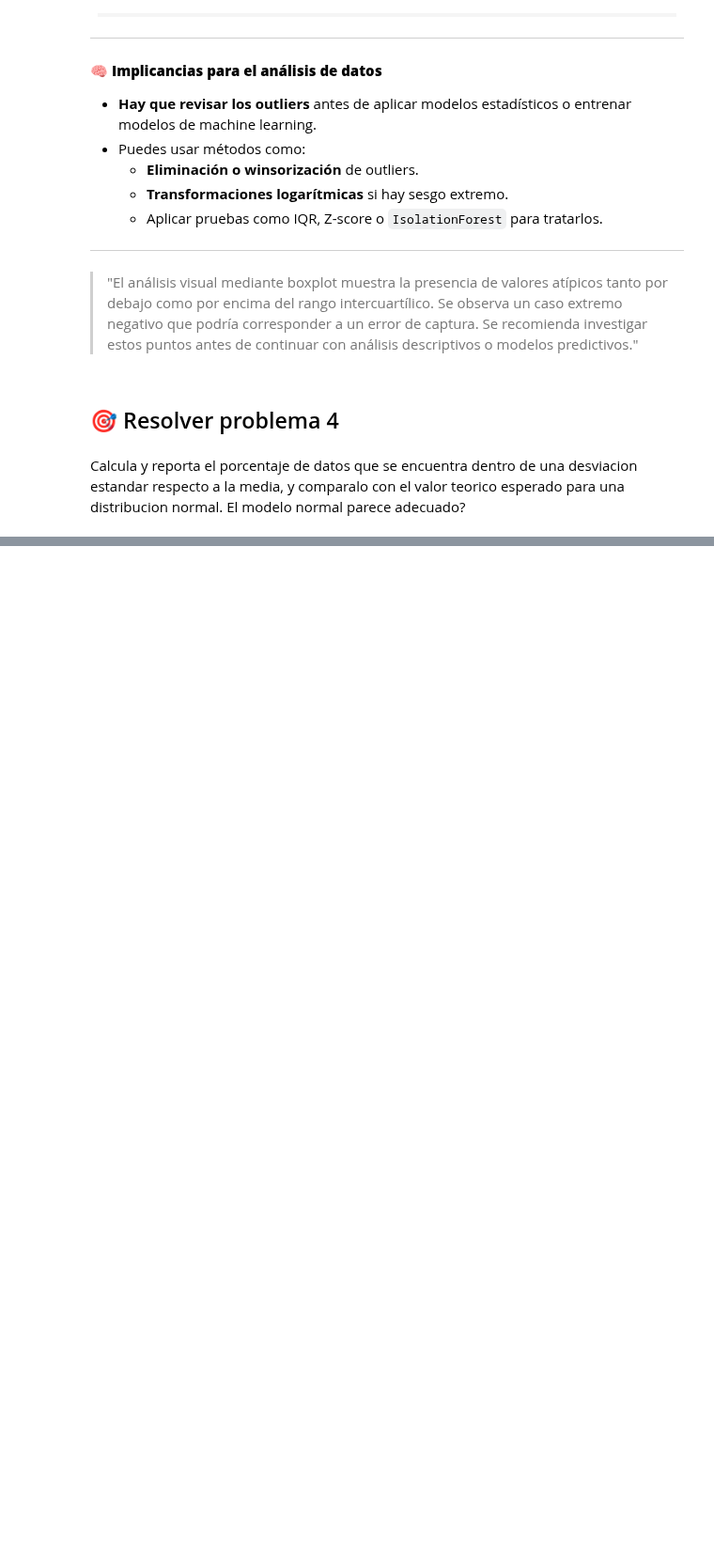
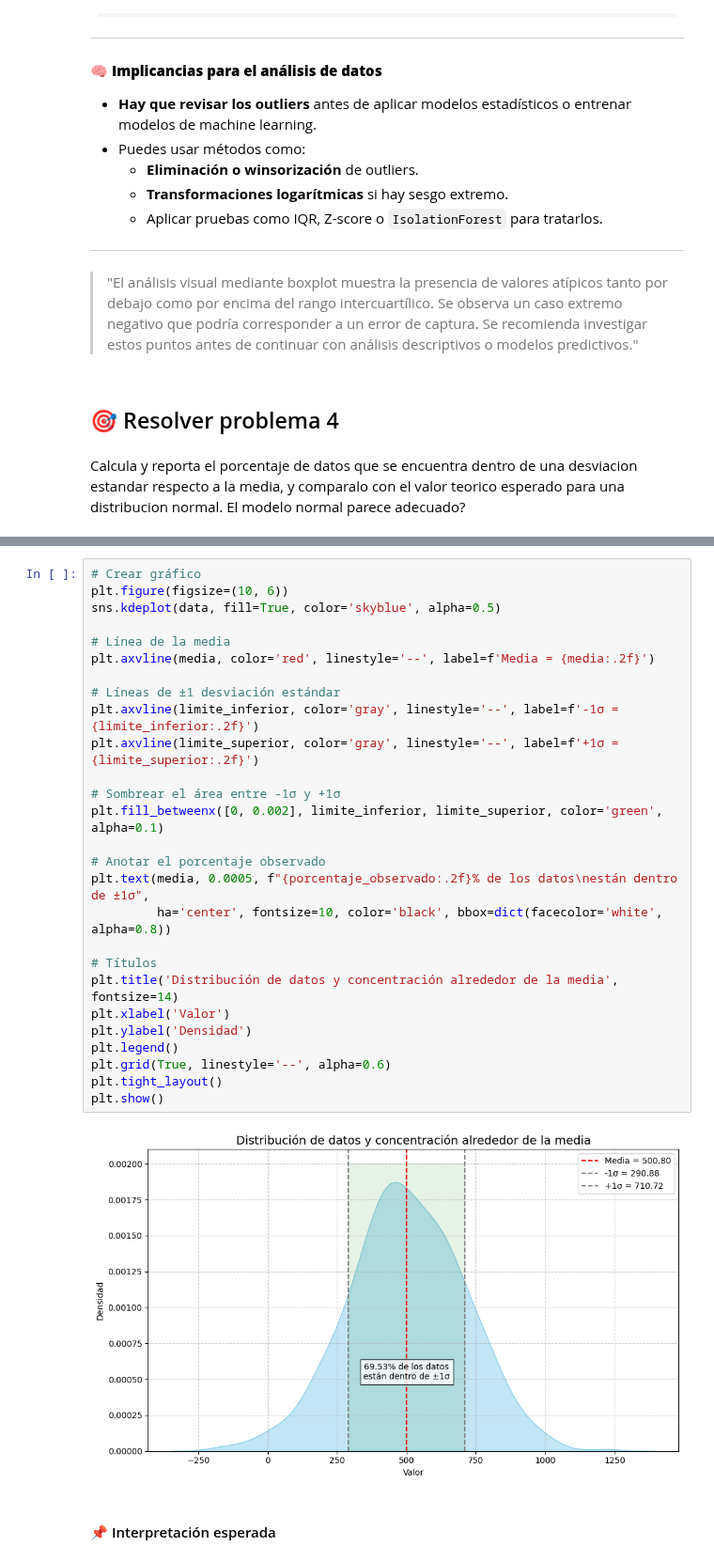
Before and after one commit to diadasiachilensis/data-science, a Jupyter notebook: ejercicios/6.ejercitacion-2/Evaluacion-formativa2.ipynb, the cells around one changed output, grey strips where cells are left out. Shown at 94% size. Cells and saved outputs as stored; diff of their text form; blank space fills up the shorter version.

```diff
--- a/ejercicios/6.ejercitacion-2/Evaluacion-formativa2.ipynb
+++ b/ejercicios/6.ejercitacion-2/Evaluacion-formativa2.ipynb
@@ -484,0 +524,31 @@ Calcula y reporta el porcentaje de datos que se encuentra dentro de una desviaci
+# %%
+# Crear gráfico
+plt.figure(figsize=(10, 6))
+sns.kdeplot(data, fill=True, color='skyblue', alpha=0.5)
+
+# Línea de la media
+plt.axvline(media, color='red', linestyle='--', label=f'Media = {media:.2f}')
+
+# Líneas de ±1 desviación estándar
+plt.axvline(limite_inferior, color='gray', linestyle='--', label=f'-1σ = {limite_inferior:.2f}')
+plt.axvline(limite_superior, color='gray', linestyle='--', label=f'+1σ = {limite_superior:.2f}')
+
+# Sombrear el área entre -1σ y +1σ
+plt.fill_betweenx([0, 0.002], limite_inferior, limite_superior, color='green', alpha=0.1)
+
+# Anotar el porcentaje observado
+plt.text(media, 0.0005, f"{porcentaje_observado:.2f}% de los datos\nestán dentro de ±1σ",
+         ha='center', fontsize=10, color='black', bbox=dict(facecolor='white', alpha=0.8))
+
+# Títulos
+plt.title('Distribución de datos y concentración alrededor de la media', fontsize=14)
+plt.xlabel('Valor')
+plt.ylabel('Densidad')
+plt.legend()
+plt.grid(True, linestyle='--', alpha=0.6)
+plt.tight_layout()
+plt.show()
+# %% [output]
+[figure, added]
+# %% [markdown]
+#### 📌 Interpretación esperada
```
Also changed, not shown: parts of 5 cells of this notebook, 1 other file.
